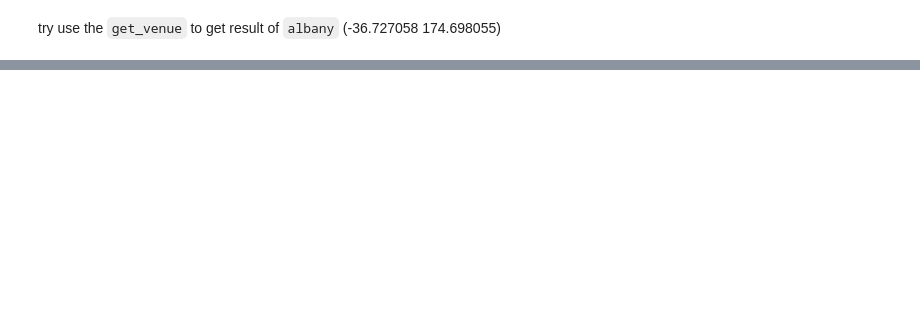
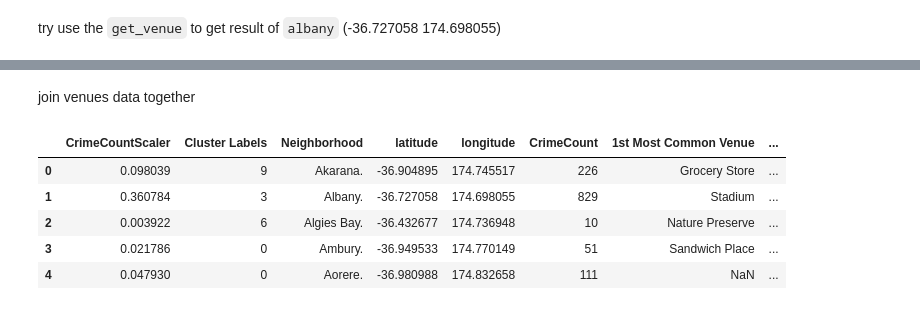
Before and after one commit to tim-hub/Coursera_Capstone, a Jupyter notebook: week5-notebook.ipynb, the cells around one changed output, grey strips where cells are left out. Drawn from its saved outputs; the diff is of its cells as text; code cells hidden in the pictures; blank space fills up the shorter version.

```diff
--- a/week5-notebook.ipynb
+++ b/week5-notebook.ipynb
@@ -425,0 +494,6 @@ get_venue(albany_lat_lng[0], albany_lat_lng[1], 500, 100)
+# %%
+def return_most_common_venues(row, num_top_venues):
+    row_categories = row.iloc[1:]
+    row_categories_sorted = row_categories.sort_values(ascending=False)
+
+    return row_categories_sorted.index.values[0:num_top_venues]
@@ -425,0 +502,21 @@ get_venue(albany_lat_lng[0], albany_lat_lng[1], 500, 100)
+# %%
+num_top_venues = 10
+
+indicators = ['st', 'nd', 'rd']
+
+# create columns according to number of top venues
+columns = ['Neighborhood']
+for ind in np.arange(num_top_venues):
+    try:
+        columns.append('{}{} Most Common Venue'.format(ind+1, indicators[ind]))
+    except:
+        columns.append('{}th Most Common Venue'.format(ind+1))
+
+# create a new dataframe
+neighborhoods_venues_sorted = pd.DataFrame(columns=columns)
+neighborhoods_venues_sorted['Neighborhood'] = df_gb['Neighborhood']
+
+for ind in np.arange(df_gb.shape[0]):
+    neighborhoods_venues_sorted.iloc[ind, 1:] = return_most_common_venues(df_gb.iloc[ind, :], num_top_venues)
+
+neighborhoods_venues_sorted.head()
@@ -425,0 +530,13 @@ get_venue(albany_lat_lng[0], albany_lat_lng[1], 500, 100)
+# %% [markdown]
+join venues data together
+# %%
+df_with_venues = df_inserted.join(neighborhoods_venues_sorted.set_index('Neighborhood'), on='Neighborhood')
+# %%
+df_with_venues.head()
+# %% [output]
+|  | CrimeCountScaler | Cluster Labels | Neighborhood | latitude | longitude | CrimeCount | 1st Most Common Venue | ... |
+| 0 | 0.098039 | 9 | Akarana. | -36.904895 | 174.745517 | 226 | Grocery Store | ... |
+| 1 | 0.360784 | 3 | Albany. | -36.727058 | 174.698055 | 829 | Stadium | ... |
+| 2 | 0.003922 | 6 | Algies Bay. | -36.432677 | 174.736948 | 10 | Nature Preserve | ... |
+| 3 | 0.021786 | 0 | Ambury. | -36.949533 | 174.770149 | 51 | Sandwich Place | ... |
+| 4 | 0.047930 | 0 | Aorere. | -36.980988 | 174.832658 | 111 | NaN | ... |
```
Also changed, not shown: parts of 19 cells of this notebook, 2 other files.
